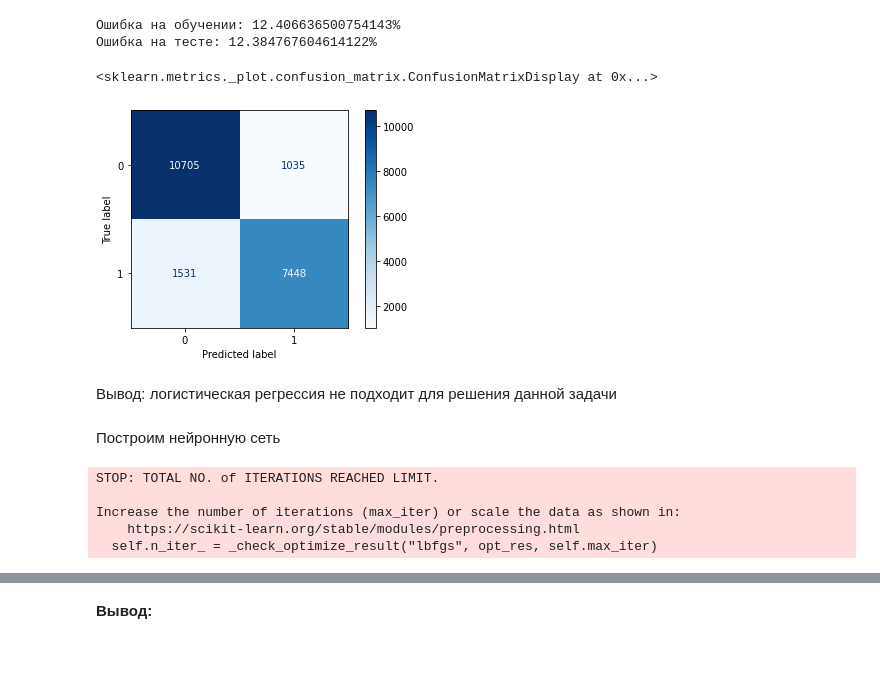
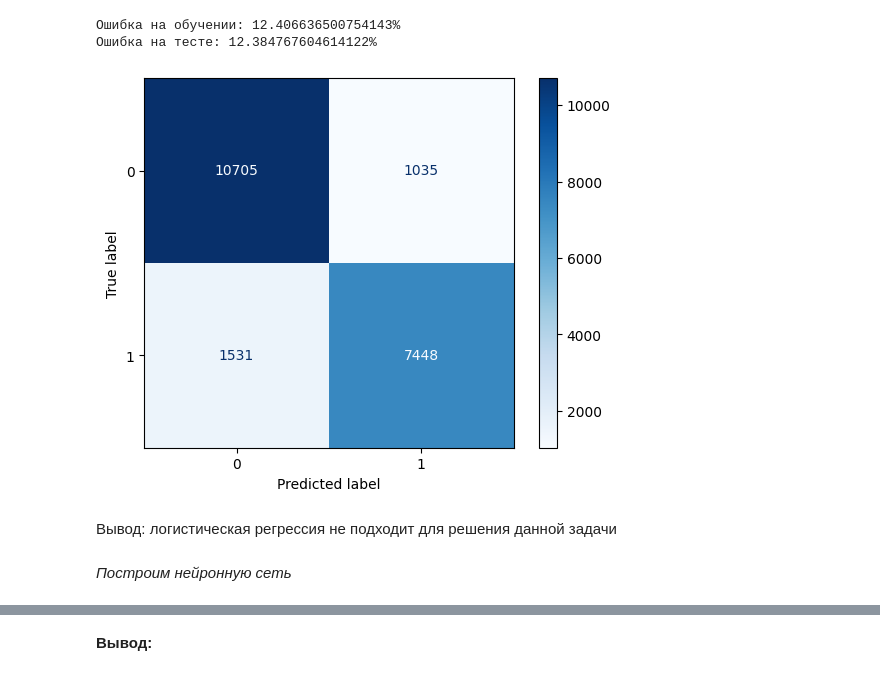
Before and after one commit to ZeR018/ML23, a Jupyter notebook: Airline_Passenger_Satisfaction.ipynb, the cells around one changed output, grey strips where cells are left out. Saved outputs shown, nothing was run; the diff lists cells and outputs as text; code cells hidden in the pictures.

```diff
--- a/Airline_Passenger_Satisfaction.ipynb
+++ b/Airline_Passenger_Satisfaction.ipynb
@@ -216,6 +195,6 @@ df.groupby('satisfaction').median()
 ind = ['Age', 'Flight Distance', 'Inflight wifi service', 'Departure/Arrival time convenient', 'Ease of Online booking', 'Gate location', 'Food and drink', 'Online boarding', 'Gate location',
        'Seat comfort', 'Inflight entertainment', 'On-board service', 'Leg room service', 'Baggage handling', 'Checkin service', 'Leg room service', 'Cleanliness']
 for i in range(len(ind)):
-  sns.distplot(df[ind[i]])
+  sns.displot(df[ind[i]])
   plt.show()
 # %% [output]
@@ -565,14 +555,19 @@ print('Ошибка на тесте: ' + str(err_test * 100) + '%')
 Ошибка на обучении: 12.406636500754143%
 Ошибка на тесте: 12.384767604614122%
 # %%
-plot_confusion_matrix(model_lr, X_test, Y_test, cmap=plt.cm.Blues)
+disp = ConfusionMatrixDisplay.from_estimator(
+        model_lr,
+        X_test,
+        Y_test,
+        cmap=plt.cm.Blues
+    )
+plt.show()
 # %% [output]
-<sklearn.metrics._plot.confusion_matrix.ConfusionMatrixDisplay at 0x...>
-[figure, old version]
+[figure, new version]
 # %% [markdown]
 Вывод: логистическая регрессия не подходит для решения данной задачи
 # %% [markdown]
-Построим нейронную сеть
+*Построим нейронную сеть*
 # %%
 from sklearn.neural_network import MLPClassifier
 from sklearn.metrics import accuracy_score
@@ -602,12 +597,6 @@ for alpha in alpha_arr:
     test_err.append(np.mean(Y_test_res != y_test_pred_res))
     train_acc.append(accuracy_score(Y_train_res, y_train_pred_res))
     test_acc.append(accuracy_score(Y_test_res, y_test_pred_res))
-# %% [output]
-STOP: TOTAL NO. of ITERATIONS REACHED LIMIT.
-
-Increase the number of iterations (max_iter) or scale the data as shown in:
-    https://scikit-learn.org/stable/modules/preprocessing.html
-  self.n_iter_ = _check_optimize_result("lbfgs", opt_res, self.max_iter)
 # %%
 plt.semilogx(alpha_arr, train_acc, 'r-o', label = 'train')
 plt.semilogx(alpha_arr, test_acc, 'b-o', label = 'test')
```
Also changed, not shown: parts of 26 cells of this notebook.
